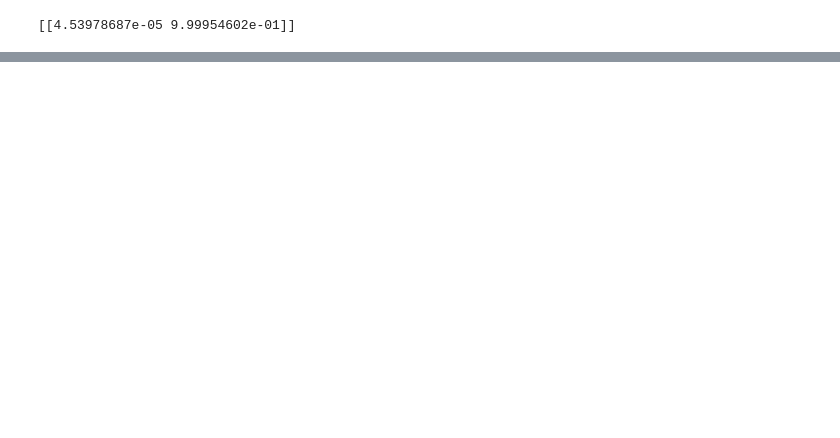
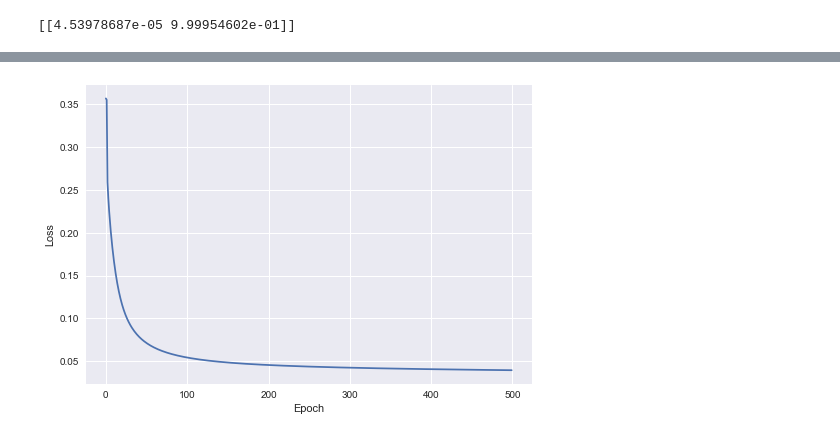
Before and after one commit to prateek27/deep-neural-network, a Jupyter notebook: MLP_Tutorial.ipynb, the cells around one changed output, grey strips where cells are left out. Cells and saved outputs as stored; diff of their text form; code cells hidden in the pictures; blank space fills up the shorter version.

```diff
--- a/MLP_Tutorial.ipynb
+++ b/MLP_Tutorial.ipynb
@@ -129,0 +220,21 @@ class NeuralNetwork:
+# %%
+def train(X,Y,model,epochs,learning_rate,logs=True):
+    training_loss = []
+
+    classes = 2
+    Y_OHT = one_hot(Y,classes)
+
+    for ix in range(epochs):
+
+        Y_ = model.forward(X)
+        l = loss(Y_OHT,Y_)
+        training_loss.append(l)
+        model.backward(X,Y_OHT,learning_rate)
+
+        if(logs):
+            print("Epoch %d Loss %.4f"%(ix,l))
+
+
+    return training_loss
+# %%
+losses = train(X,Y,model,500,0.001)
@@ -129,0 +259,7 @@ class NeuralNetwork:
+# %%
+plt.plot(losses)
+plt.xlabel("Epoch")
+plt.ylabel("Loss")
+plt.show()
+# %% [output]
+[figure, added]
```
Also changed, not shown: parts of 26 cells of this notebook, 23 other files.
